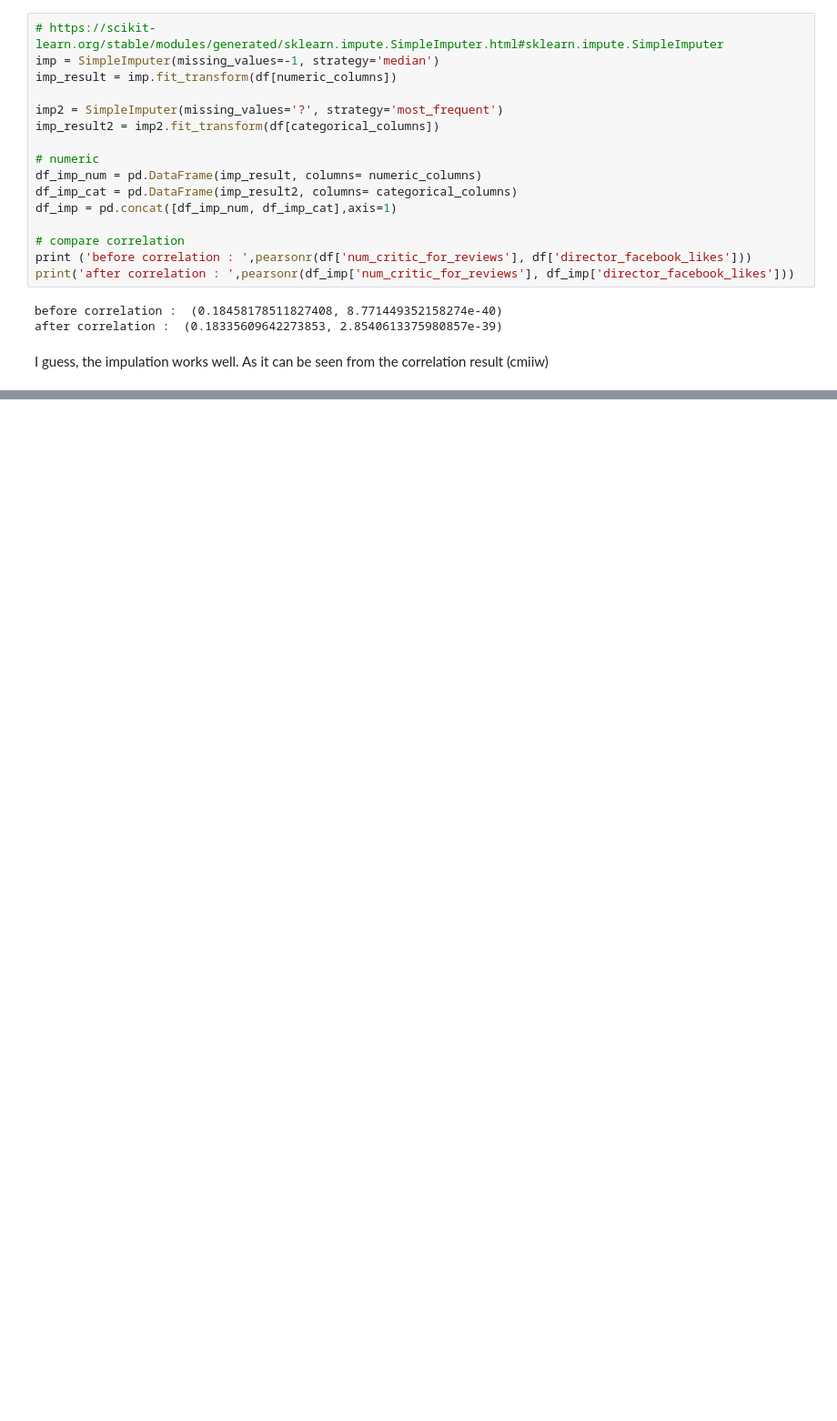
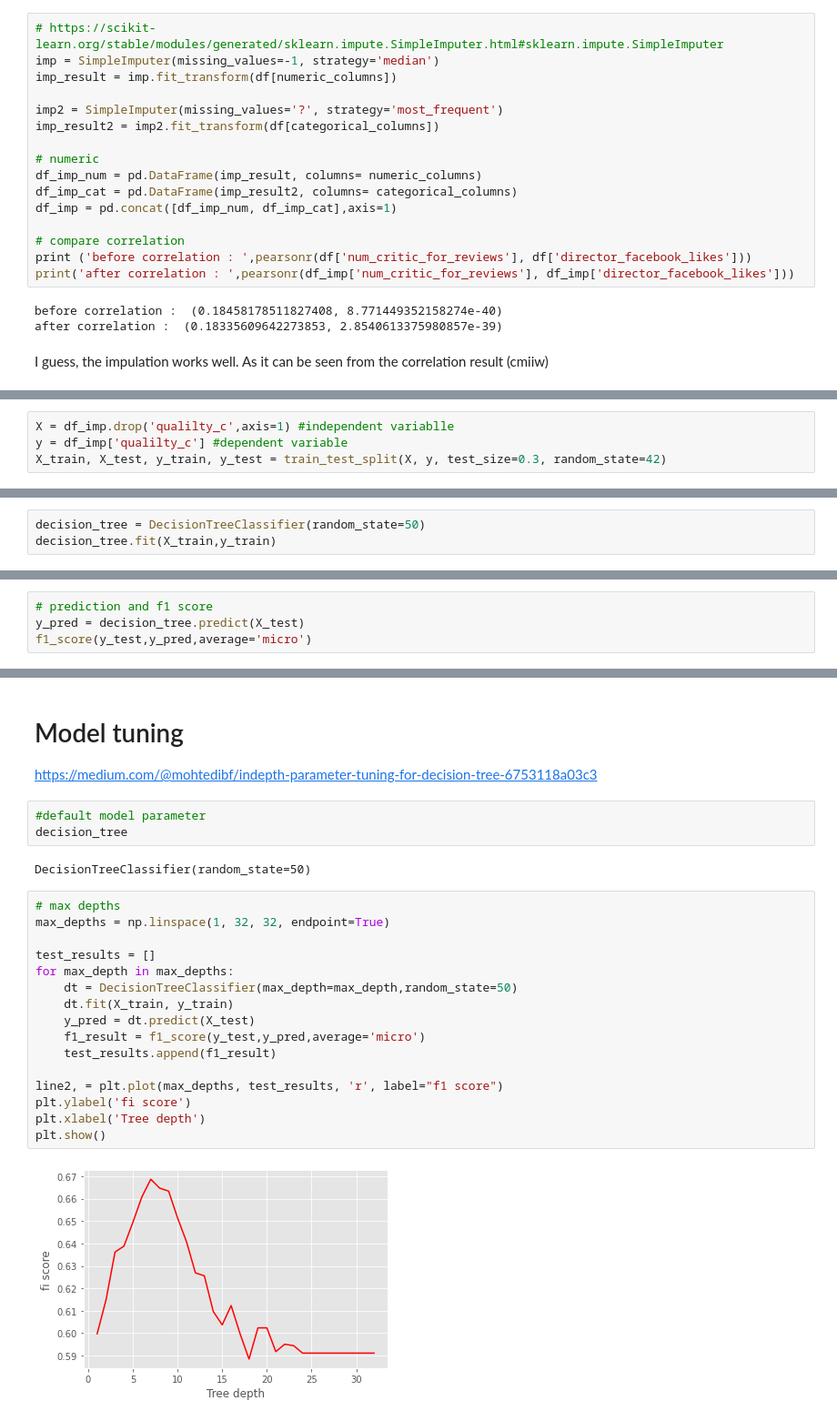
Before and after one commit to adamaulia/data-mining, a Jupyter notebook: notebook/week3_imdb.ipynb, the cells around one changed output, grey strips where cells are left out. Shown at 91% size. Cells and saved outputs as stored; diff of their text form; blank space fills up the shorter version.

```diff
--- a/notebook/week3_imdb.ipynb
+++ b/notebook/week3_imdb.ipynb
@@ -206,0 +188,4 @@ tes['genre_adventure']
+# %%
+X = df_imp.drop('qualilty_c',axis=1) #independent variablle
+y = df_imp['qualilty_c'] #dependent variable
+X_train, X_test, y_train, y_test = train_test_split(X, y, test_size=0.3, random_state=42)
@@ -206,0 +203,3 @@ tes['genre_adventure']
+# %%
+decision_tree = DecisionTreeClassifier(random_state=50)
+decision_tree.fit(X_train,y_train)
@@ -206,0 +208,4 @@ tes['genre_adventure']
+# %%
+# prediction and f1 score
+y_pred = decision_tree.predict(X_test)
+f1_score(y_test,y_pred,average='micro')
@@ -206,0 +258,26 @@ tes['genre_adventure']
+# %% [markdown]
+# Model tuning
+https://medium.com/@mohtedibf/indepth-parameter-tuning-for-decision-tree-6753118a03c3
+# %%
+#default model parameter
+decision_tree
+# %% [output]
+DecisionTreeClassifier(random_state=50)
+# %%
+# max depths
+max_depths = np.linspace(1, 32, 32, endpoint=True)
+
+test_results = []
+for max_depth in max_depths:
+    dt = DecisionTreeClassifier(max_depth=max_depth,random_state=50)
+    dt.fit(X_train, y_train)
+    y_pred = dt.predict(X_test)
+    f1_result = f1_score(y_test,y_pred,average='micro')
+    test_results.append(f1_result)
+
+line2, = plt.plot(max_depths, test_results, 'r', label="f1 score")
+plt.ylabel('fi score')
+plt.xlabel('Tree depth')
+plt.show()
+# %% [output]
+[figure, added]
```
Also changed, not shown: parts of 32 cells of this notebook.
